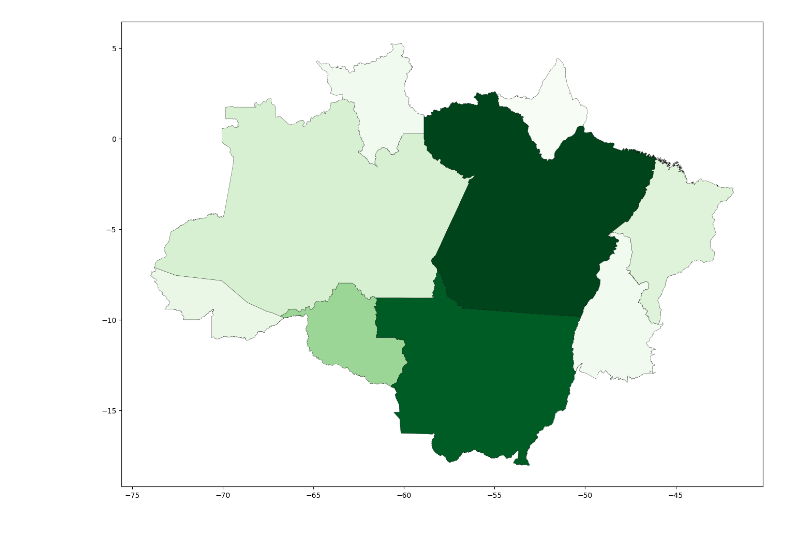
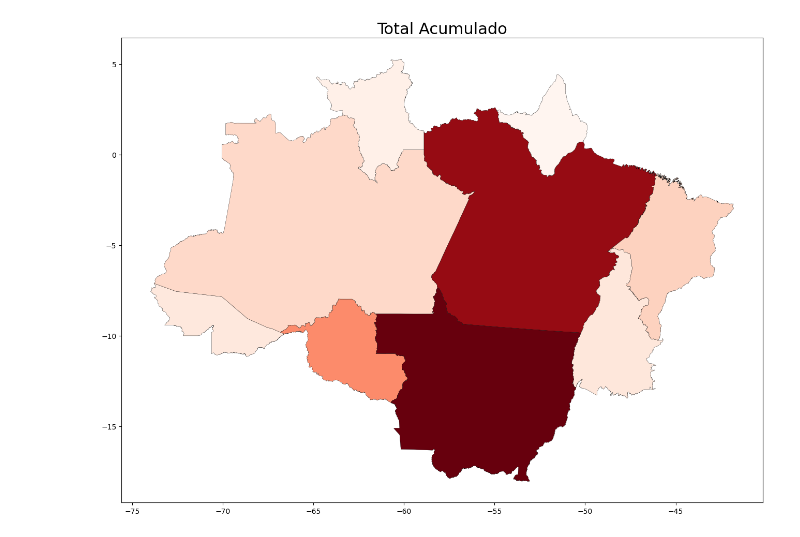
Before and after one commit to JohnHolz/JohnHolz.github.io, a Jupyter notebook: descritiva.ipynb, the cells around one changed output. Drawn from its saved outputs; the diff is of its cells as text; code cells hidden in the pictures.

```diff
--- a/descritiva.ipynb
+++ b/descritiva.ipynb
@@ -5,6 +5,7 @@ import time
 import warnings
 warnings.filterwarnings("ignore")
 # %%
+site = "http://www.obt.inpe.br/OBT/assuntos/programas/amazonia/prodes"
 df = pd.DataFrame(pd.read_html(site)[1])
 new_header = df.iloc[0]
 df = df[1:-2]
@@ -60,10 +66,11 @@ estados
 # %%
 f, ax = plt.subplots()
 _ = f.set_size_inches(16, 16)
 _ = estados.plot(ax = ax,
              column= 'desmatamento',
-             cmap="Greens",
+             cmap="Reds",
              edgecolor="black",
              linewidth=0.25)
+_ = plt.title('Total Acumulado',fontsize=22)
 # %% [output]
-[figure, old version]
+[figure, new version]
```
Also changed, not shown: parts of 9 cells of this notebook, 8 other files.
